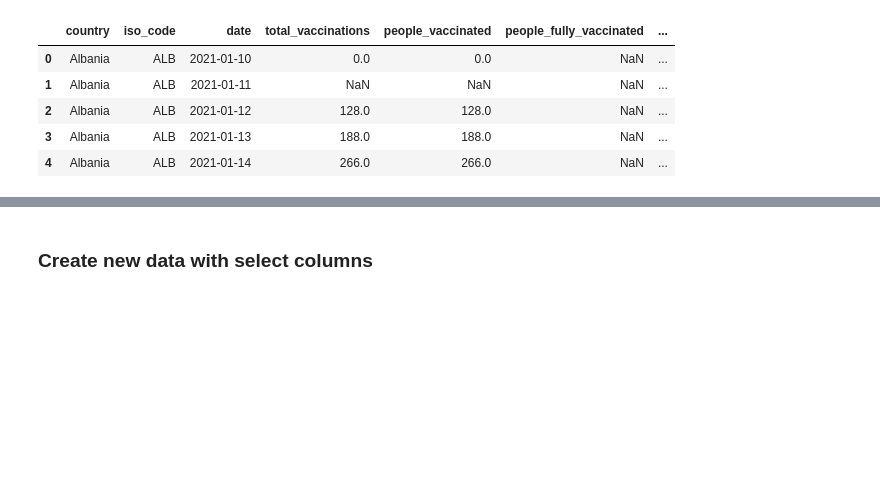
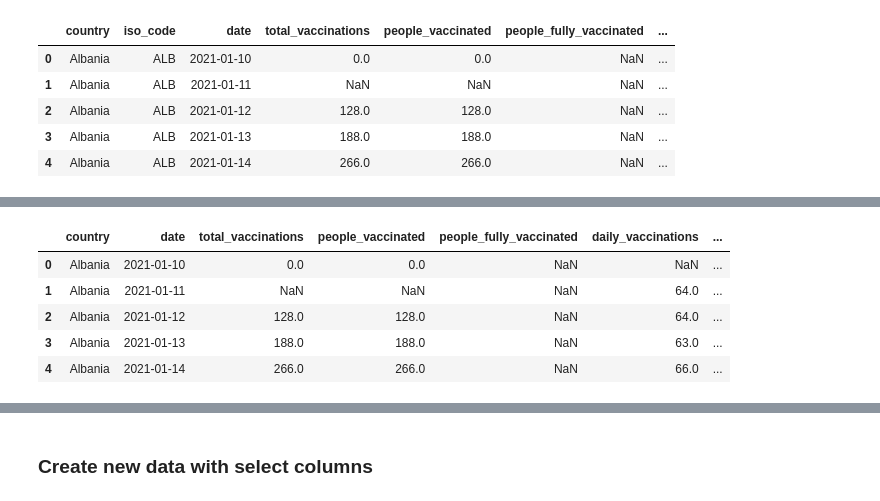
Before and after one commit to bmedford01/ETL_Project, a Jupyter notebook: ETL_Pandas.ipynb, the cells around one changed output, grey strips where cells are left out. Drawn from its saved outputs; the diff is of its cells as text; code cells hidden in the pictures; blank space fills up the shorter version.

```diff
--- a/ETL_Pandas.ipynb
+++ b/ETL_Pandas.ipynb
@@ -16,0 +27,13 @@ vaccination_data_df.head()
+# %%
+clean_vaccination_data = vaccination_data_df[['country', 'date', 'total_vaccinations',
+       'people_vaccinated', 'people_fully_vaccinated',
+       'daily_vaccinations', 'daily_vaccinations_per_million',
+       'vaccines']]
+clean_vaccination_data.head()
+# %% [output]
+|  | country | date | total_vaccinations | people_vaccinated | people_fully_vaccinated | daily_vaccinations | ... |
+| 0 | Albania | 2021-01-10 | 0.0 | 0.0 | NaN | NaN | ... |
+| 1 | Albania | 2021-01-11 | NaN | NaN | NaN | 64.0 | ... |
+| 2 | Albania | 2021-01-12 | 128.0 | 128.0 | NaN | 64.0 | ... |
+| 3 | Albania | 2021-01-13 | 188.0 | 188.0 | NaN | 63.0 | ... |
+| 4 | Albania | 2021-01-14 | 266.0 | 266.0 | NaN | 66.0 | ... |
```
Also changed, not shown: parts of 3 cells of this notebook, 1 other file.
